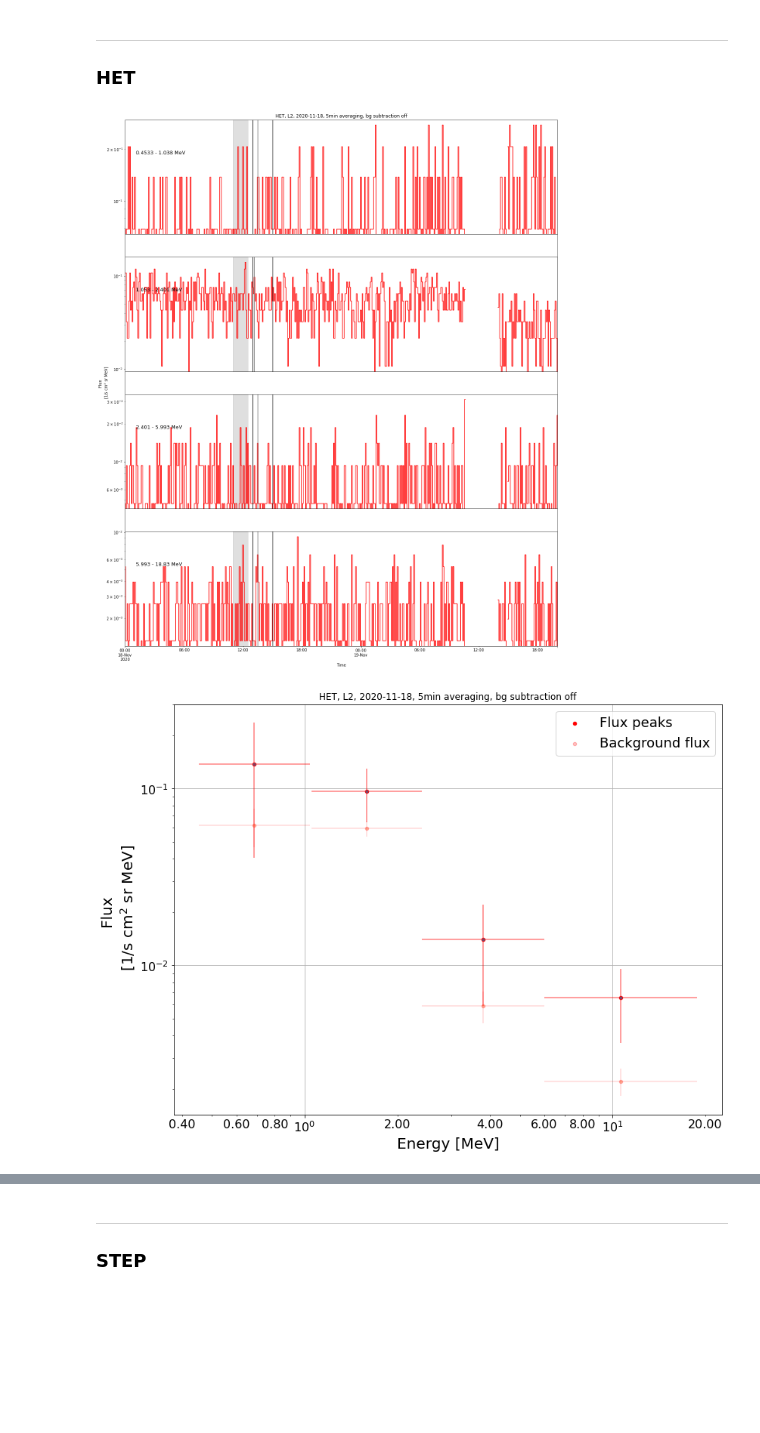
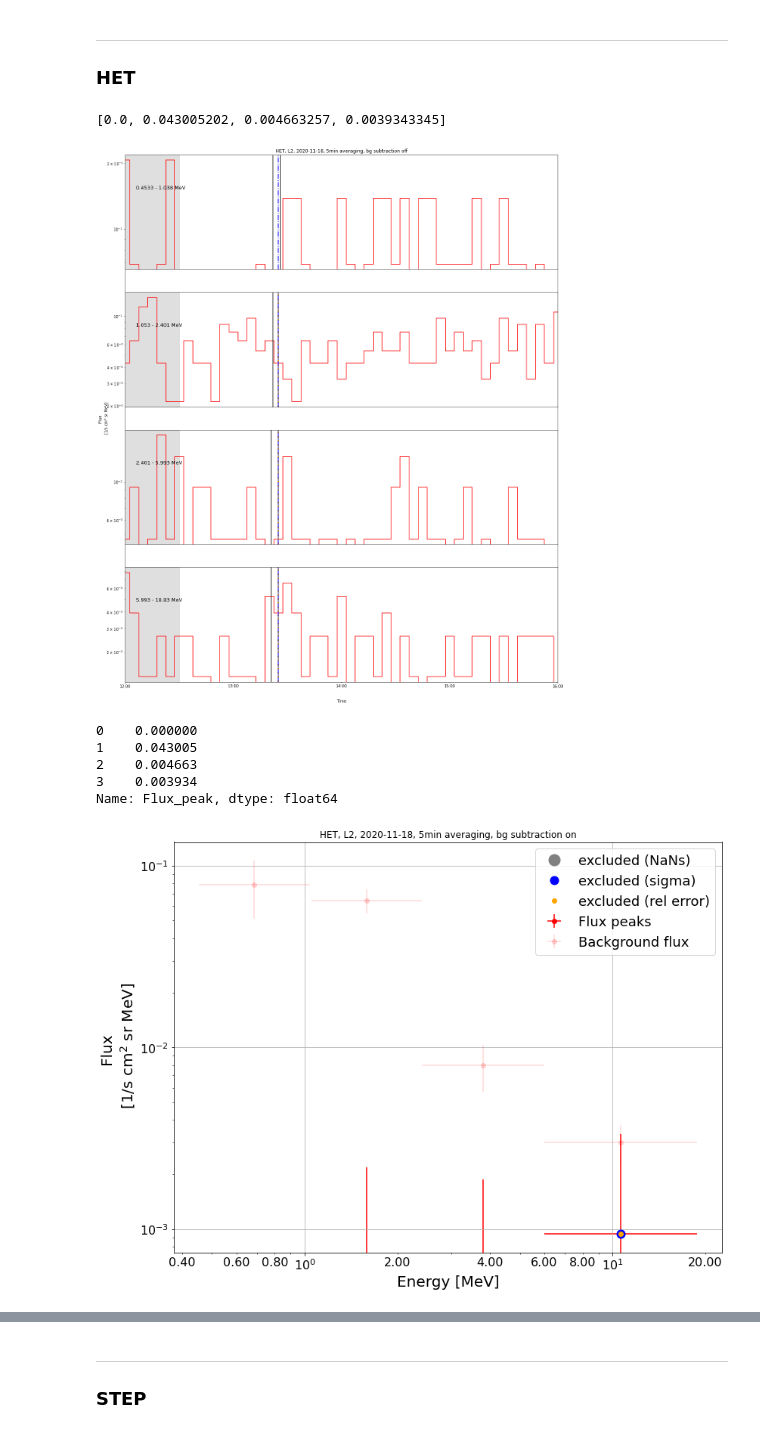
Before and after one commit to AnnamariaFedeli/epd-load-n-plot, a Jupyter notebook: example_shift_Nina.ipynb, the cells around one changed output, grey strips where cells are left out. Drawn from its saved outputs; the diff is of its cells as text; code cells hidden in the pictures; blank space fills up the shorter version.

```diff
--- a/example_shift_Nina.ipynb
+++ b/example_shift_Nina.ipynb
@@ -12,10 +12,8 @@ start_date = 20201118
 end_date = 20201118
 
 
-plot_start = '2020-11-18-0800'
-plot_end = '2020-11-18-1800'
-#search_start = '2020-11-19-0600'
-#search_end = '2020-11-19-0800'
+plot_start = '2020-11-18-1200'
+plot_end = '2020-11-18-1600'
 bg_start = '2020-11-18-1100'
 bg_end = '2020-11-18-1230'
 
@@ -23,6 +21,7 @@ t_inj = '2020-11-18-1312'
 travel_distance = 1.191
 second_slope = 1.6
 fixed_window = None
+frac_nan_threashold = 0.1  # exclude all spectrum values with fraction of non-nan data points in search period lower than this
 
 # Averaging. 'mean' = rolling mean, 'none' = no averaging.
 averaging_mode = 'mean'
@@ -44,10 +43,14 @@ saving = False
 # %%
 if(ept):
     df_protons_ept, df_electrons_ept, energies_ept = read_epd_cdf('ept', 'sun', 'l2', start_date, end_date, path=data_path, autodownload=True)
-    for ion_b in [False, True]:
-        data_ept = extract_data(df_protons_ept, df_electrons_ept, plot_start, plot_end, bg_start, bg_end, t_inj, travel_distance, travel_distance_second_slope=second_slope, fixed_window=None, instrument = 'ept', data_type = 'l2', averaging_mode=averaging_mode, averaging=averaging, masking=step_masking, ion_conta_corr=ion_b, frac_nan_threashold=0.4)
-        if saving: write_to_csv(data_ept, path=csv_path)
-        for bg_b in [False, True]:
-            plot_channels(data_ept, bg_subtraction=bg_b, path=image_path, savefig=saving)
-            plot_spectrum_peak(data_ept, bg_subtraction=bg_b, path=image_path, savefig=saving)
+    #for ion_b in [False, True]:
+    ion_b = True
+    data_ept = extract_data(df_protons_ept, df_electrons_ept, plot_start, plot_end, bg_start, bg_end, t_inj, travel_distance, travel_distance_second_slope=second_slope, fixed_window=None, instrument = 'ept', data_type = 'l2', averaging_mode=averaging_mode, averaging=averaging, masking=step_masking, ion_conta_corr=ion_b, frac_nan_threashold=0.4)
+    if saving: write_to_csv(data_ept, path=csv_path)
+    #for bg_b in [False, True]:
+    bg_b = False
+    plot_channels(data_ept, bg_subtraction=bg_b, path=image_path, savefig=saving, frac_nan_threashold=frac_nan_threashold, rel_err_threashold=0.5)
+    bg_b = True
+    plot_spectrum_peak(data_ept, bg_subtraction=bg_b, path=image_path, savefig=saving, frac_nan_threashold=frac_nan_threashold)
+    plot_spectrum_average(data_ept, bg_subtraction=bg_b, path=image_path, savefig=saving, frac_nan_threashold=frac_nan_threashold)
 # %% [output]
@@ -134,9 +97,11 @@ if(step):
     df_particles_step, energies_step = epd_load(sensor='step', viewing='sun', level='l2', startdate=start_date, enddate=end_date, path=data_path, autodownload=True)
     data_step = extract_step_data(df_particles_step, plot_start, plot_end, bg_start, bg_end, t_inj, travel_distance, second_slope, fixed_window, instrument = 'step', data_type = 'l2', averaging_mode=averaging_mode, averaging=averaging, masking=step_masking, frac_nan_threashold=0.4)
     if saving: write_to_csv(data_step, path=csv_path)
-    for bg_b in [False, True]:
-        plot_channels(data_step, bg_subtraction=bg_b, path=image_path, savefig=saving)
-        plot_spectrum_peak(data_step, bg_subtraction=bg_b, path=image_path, savefig=saving)
+    #for bg_b in [False, True]:
+    bg_b = False
+    plot_channels(data_step, bg_subtraction=bg_b, path=image_path, savefig=saving)
+    bg_b = True
+    plot_spectrum_peak(data_step, bg_subtraction=bg_b, path=image_path, savefig=saving)
 # %% [output]
 DatetimeIndex(['2020-11-18 00:01:09.309000', '2020-11-18 00:01:19.309000',
                '2020-11-18 00:01:29.309000', '2020-11-18 00:01:39.309000',
@@ -225,11 +150,19 @@ data_step[1]
 # %%
 if(het):
     df_protons_het, df_electrons_het, energies_het = read_epd_cdf('het', 'sun', 'l2', start_date, end_date, path=data_path, autodownload=True)
-    data_het = extract_data(df_protons_het, df_electrons_het, plot_start, plot_end, search_start, search_end, bg_start, bg_end, instrument='het', data_type='l2', averaging_mode=averaging_mode, averaging=averaging)
+    data_het = extract_data(df_protons_het, df_electrons_het, plot_start, plot_end, bg_start, bg_end, t_inj, travel_distance, second_slope, fixed_window, instrument='het', data_type='l2', averaging_mode=averaging_mode, averaging=averaging)
     if saving: write_to_csv(data_het, path=csv_path)
-    for bg_b in [False, True]:
-        plot_channels(data_het, bg_subtraction=bg_b, path=image_path, savefig=saving)
-        plot_spectrum(data_het, bg_subtraction=bg_b, path=image_path, savefig=saving)
+    #for bg_b in [False, True]:
+    bg_b = False
+    plot_channels(data_het, bg_subtraction=bg_b, path=image_path, savefig=saving)
+    bg_b = True
+    plot_spectrum_peak(data_het, bg_subtraction=bg_b, path=image_path, savefig=saving)
 # %% [output]
+[0.0, 0.043005202, 0.004663257, 0.0039343345]
-[figure, old version]
+[figure, new version]
+0    0.000000
+1    0.043005
+2    0.004663
+3    0.003934
+Name: Flux_peak, dtype: float64
-[figure, old version]
+[figure, new version]
```
Also changed, not shown: parts of 5 cells of this notebook, 1 other file.
